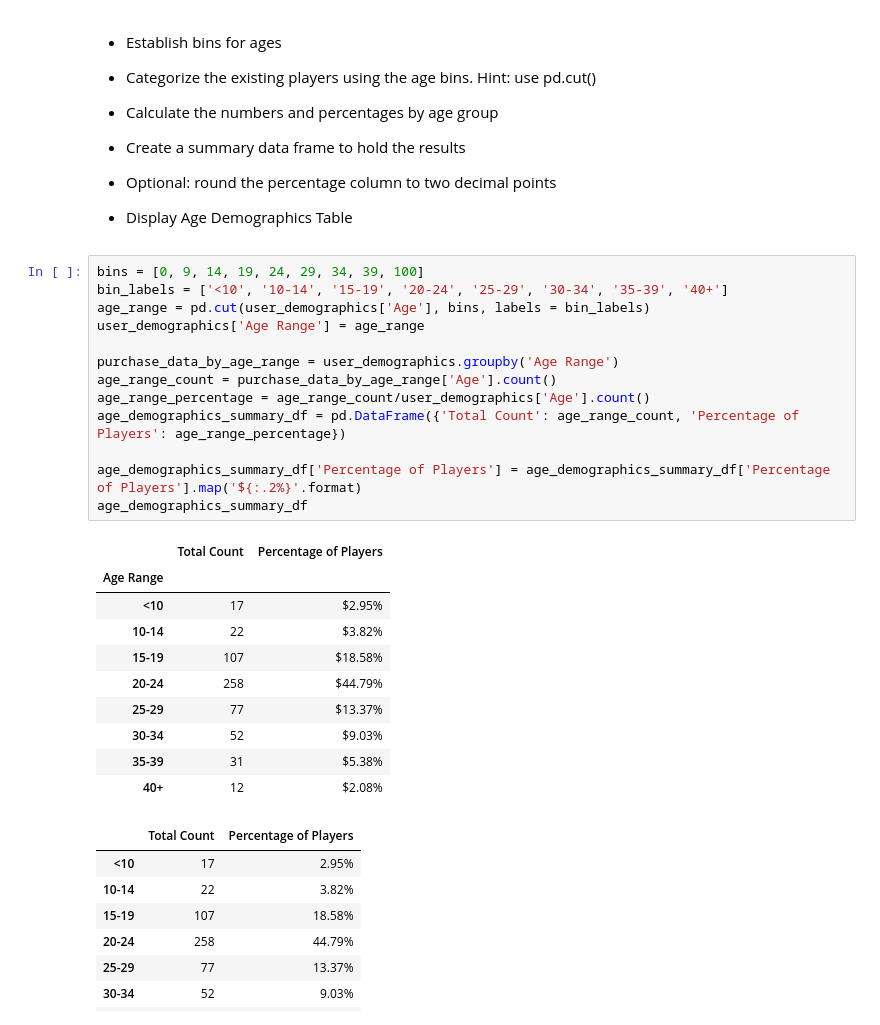
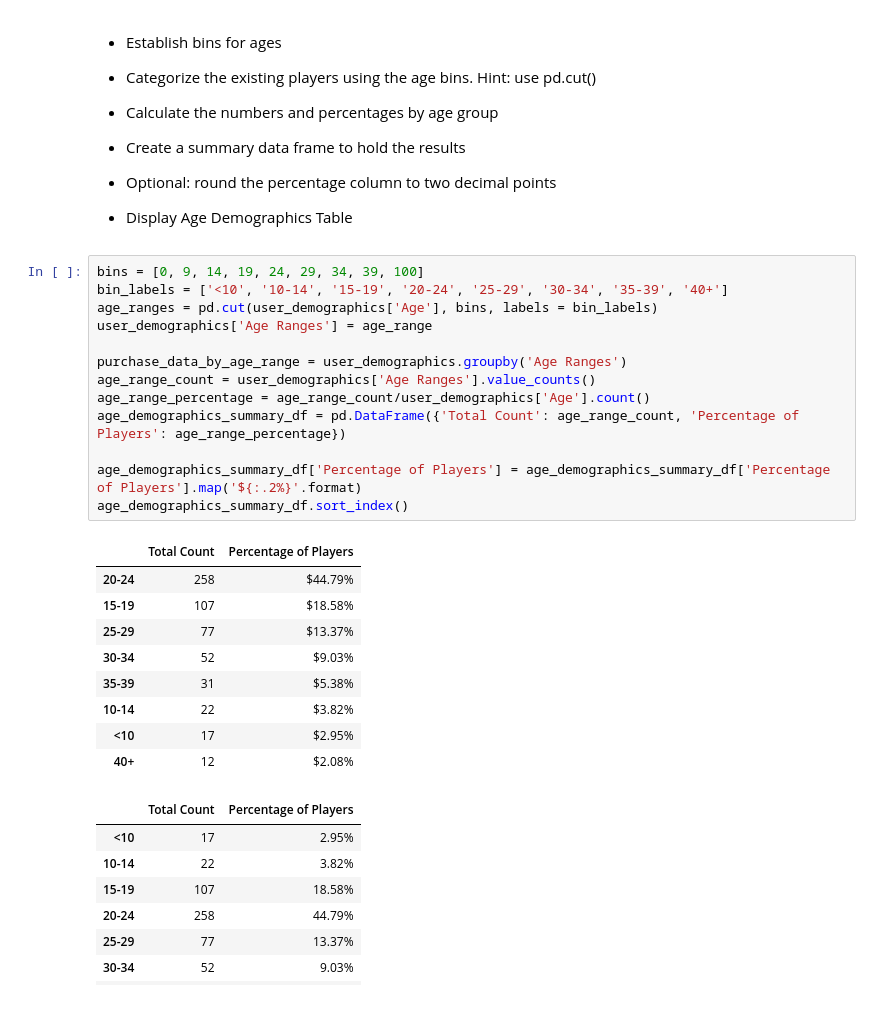
Before and after one commit to Linlin-Sun/GT_Bootcamp_DataViz_Pandas_Challenge, a Jupyter notebook: HeroesOfPymoli/HeroesOfPymoli_starter.ipynb, the cells around one changed output. Cells and saved outputs as stored; diff of their text form.

```diff
--- a/HeroesOfPymoli/HeroesOfPymoli_starter.ipynb
+++ b/HeroesOfPymoli/HeroesOfPymoli_starter.ipynb
@@ -169,26 +169,25 @@ purchasing_analysis_gender_df
 # %%
 bins = [0, 9, 14, 19, 24, 29, 34, 39, 100]
 bin_labels = ['<10', '10-14', '15-19', '20-24', '25-29', '30-34', '35-39', '40+']
-age_range = pd.cut(user_demographics['Age'], bins, labels = bin_labels)
-user_demographics['Age Range'] = age_range
+age_ranges = pd.cut(user_demographics['Age'], bins, labels = bin_labels)
+user_demographics['Age Ranges'] = age_range
 
-purchase_data_by_age_range = user_demographics.groupby('Age Range')
-age_range_count = purchase_data_by_age_range['Age'].count()
+purchase_data_by_age_range = user_demographics.groupby('Age Ranges')
+age_range_count = user_demographics['Age Ranges'].value_counts()
 age_range_percentage = age_range_count/user_demographics['Age'].count()
 age_demographics_summary_df = pd.DataFrame({'Total Count': age_range_count, 'Percentage of Players': age_range_percentage})
 
 age_demographics_summary_df['Percentage of Players'] = age_demographics_summary_df['Percentage of Players'].map('${:.2%}'.format)
-age_demographics_summary_df
+age_demographics_summary_df.sort_index()
 # %% [output]
 |  | Total Count | Percentage of Players |
-| Age Range |  |  |
-| <10 | 17 | $2.95% |
-| 10-14 | 22 | $3.82% |
+| 20-24 | 258 | $44.79% |
 | 15-19 | 107 | $18.58% |
-| 20-24 | 258 | $44.79% |
 | 25-29 | 77 | $13.37% |
 | 30-34 | 52 | $9.03% |
 | 35-39 | 31 | $5.38% |
+| 10-14 | 22 | $3.82% |
+| <10 | 17 | $2.95% |
 | 40+ | 12 | $2.08% |
 # %%
 # %% [output]
```
Also changed, not shown: parts of 1 cell of this notebook.
